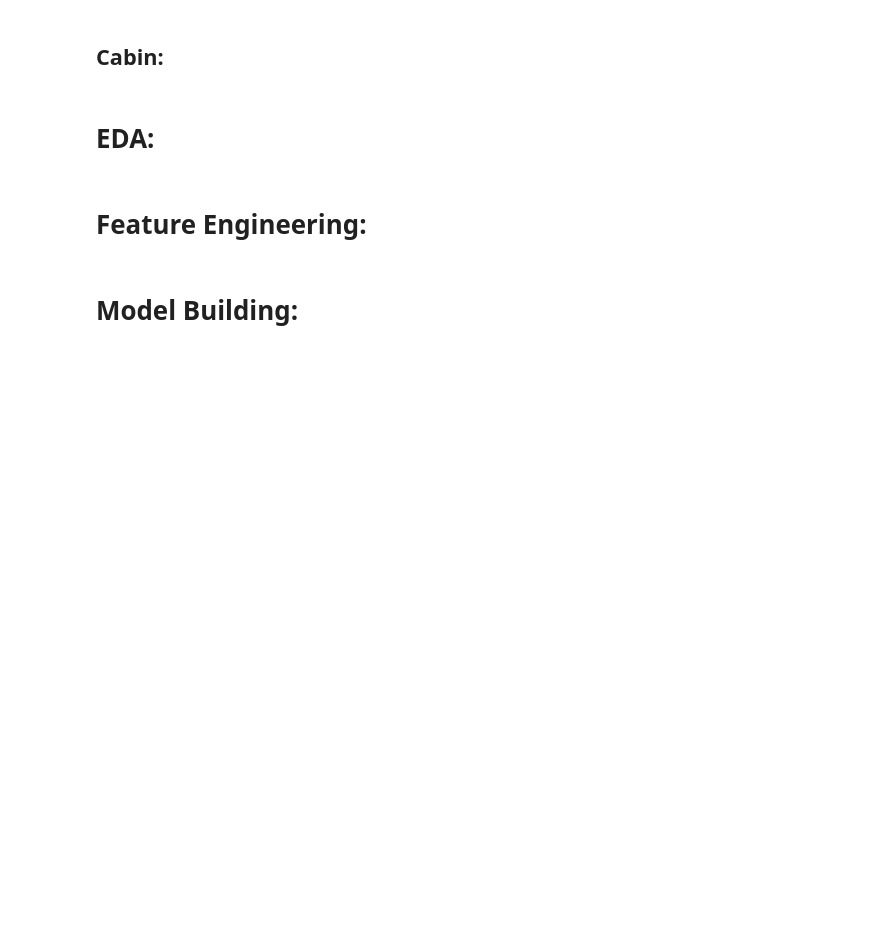
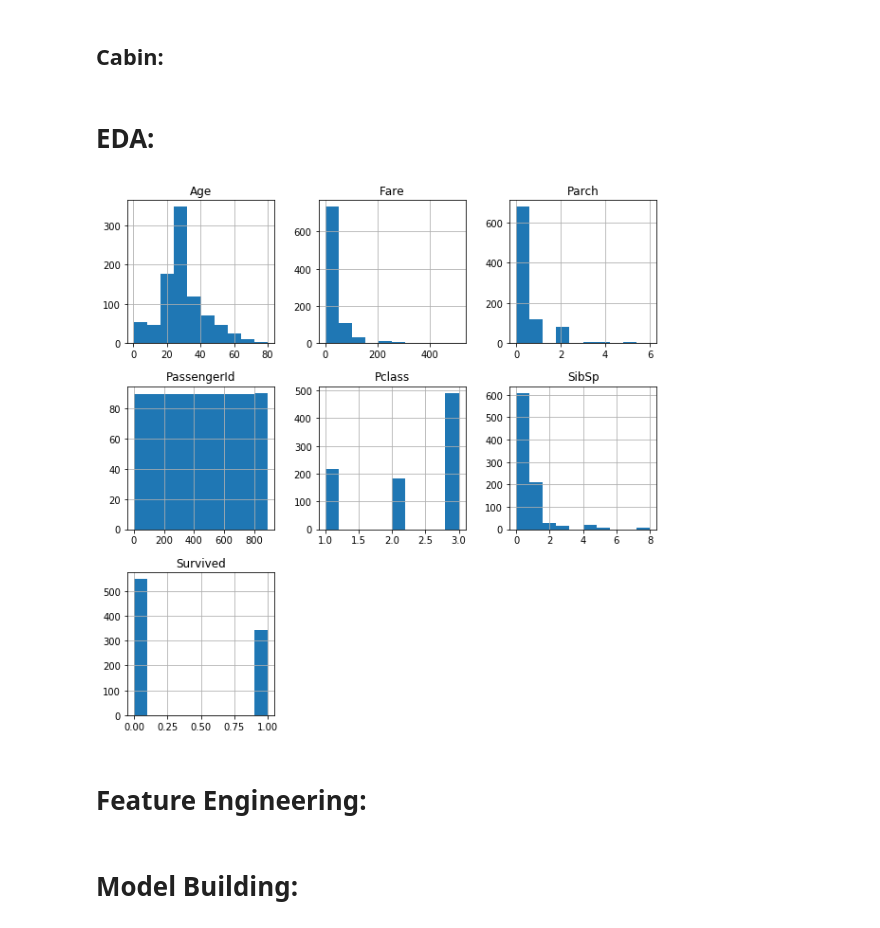
Before and after one commit to thomaskbrown18/titanic_practice, a Jupyter notebook: titanic_exploration.ipynb, the cells around one changed output. Cells and saved outputs as stored; diff of their text form; code cells hidden in the pictures; blank space fills up the shorter version.

```diff
--- a/titanic_exploration.ipynb
+++ b/titanic_exploration.ipynb
@@ -2,6 +2,7 @@
 import pandas as pd
 import seaborn as sns
 import matplotlib.pyplot as plt
+sns.set_style('darkgrid')
 %matplotlib inline
 # %%
 import pandas as pd
@@ -39,2 +36,5 @@ memory usage: 83.7+ KB
 # %% [markdown]
 ## Age:
+# %%
+mean_age = df['Age'].mean()
+mean_age
@@ -40,0 +43,5 @@ memory usage: 83.7+ KB
+# %%
+# Changing the null values
+df['Age'].fillna(mean_age, inplace = True)
+# Verifying that it worked
+df['Age'].isna().sum()
@@ -42,0 +64,4 @@ memory usage: 83.7+ KB
+# %%
+df['Embarked'].fillna('S', inplace = True)
+df['Embarked'].value_counts()
+#Fixed
@@ -44,6 +74,10 @@ memory usage: 83.7+ KB
 ## Cabin:
 # %% [markdown]
 # EDA:
+# %%
+df.hist(figsize = (10,10));
+# %% [output]
+[figure, added]
 # %% [markdown]
 # Feature Engineering:
 # %% [markdown]
```
Also changed, not shown: parts of 11 cells of this notebook.
